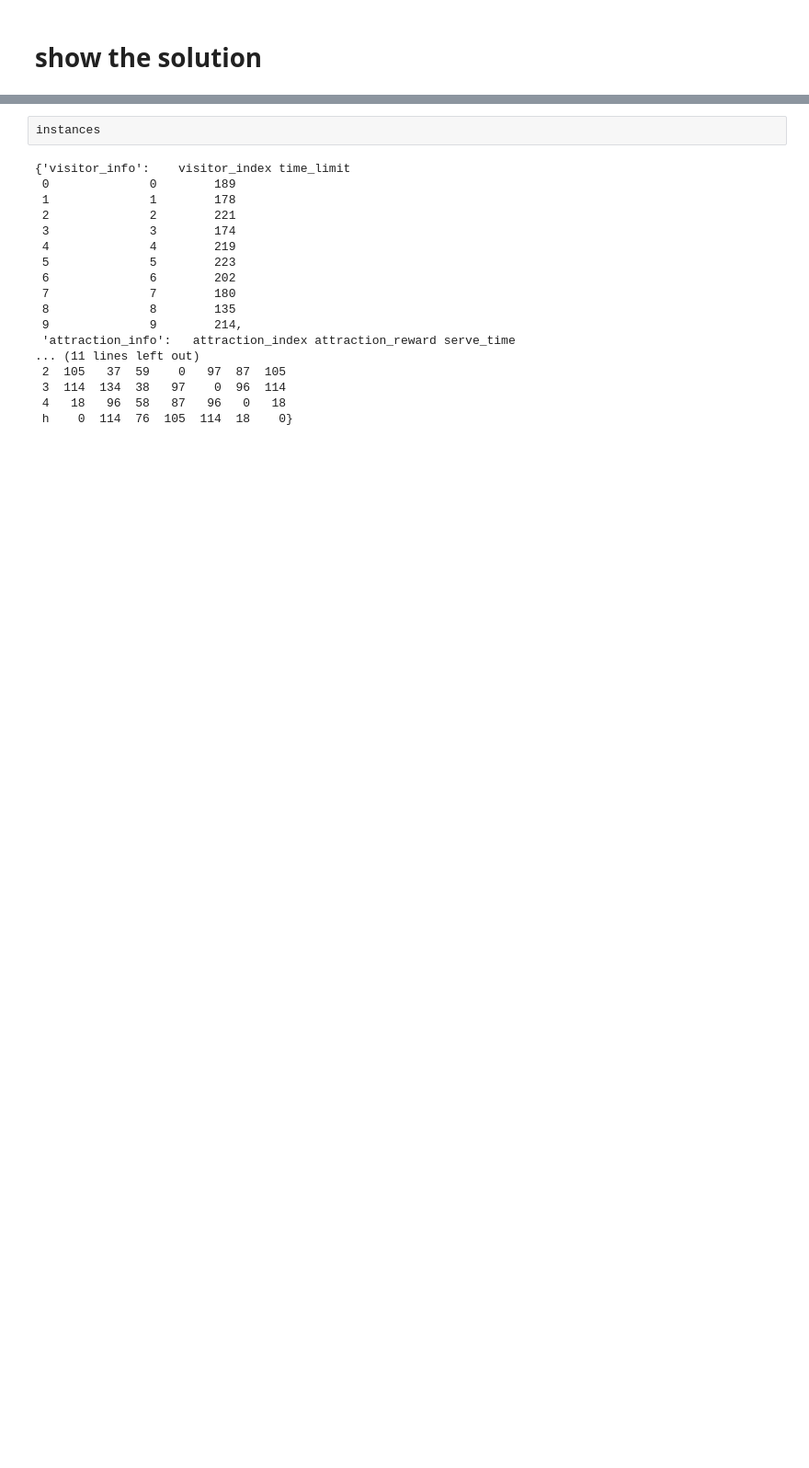
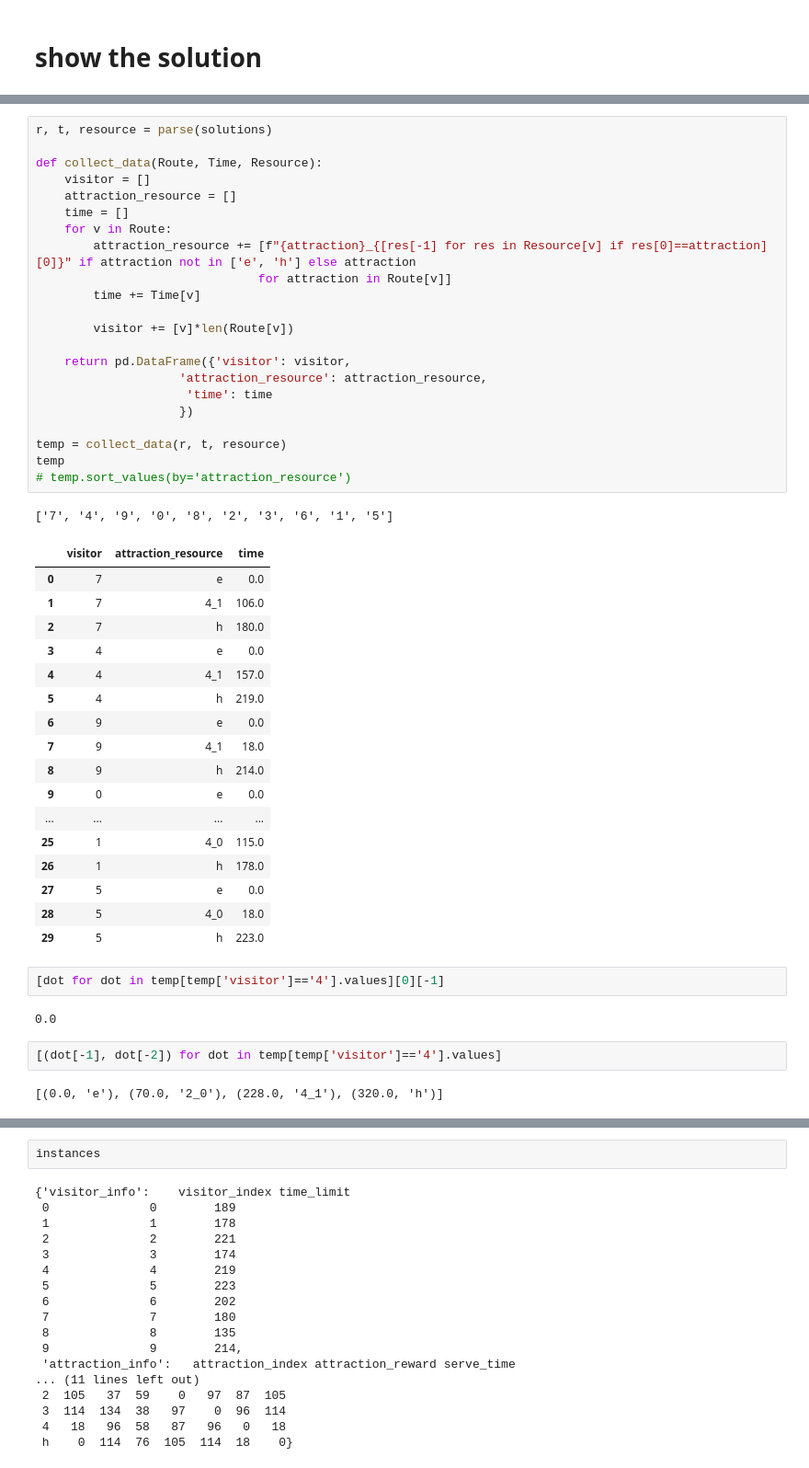
Before and after one commit to 367379425/MAOPCC, a Jupyter notebook: code/codelab/gurobi_MAOPCC.ipynb, the cells around one changed output, grey strips where cells are left out. Shown at 92% size. Drawn from its saved outputs; the diff is of its cells as text; blank space fills up the shorter version.

```diff
--- a/code/codelab/gurobi_MAOPCC.ipynb
+++ b/code/codelab/gurobi_MAOPCC.ipynb
@@ -359,0 +470,49 @@ solutions
+# %%
+r, t, resource = parse(solutions)
+
+def collect_data(Route, Time, Resource):
+    visitor = []
+    attraction_resource = []
+    time = []
+    for v in Route:
+        attraction_resource += [f"{attraction}_{[res[-1] for res in Resource[v] if res[0]==attraction][0]}" if attraction not in ['e', 'h'] else attraction
+                               for attraction in Route[v]]
+        time += Time[v]
+
+        visitor += [v]*len(Route[v])
+
+    return pd.DataFrame({'visitor': visitor,
+                    'attraction_resource': attraction_resource,
+                     'time': time
+                    })
+
+temp = collect_data(r, t, resource)
+temp
+# temp.sort_values(by='attraction_resource')
+# %% [output]
+['7', '4', '9', '0', '8', '2', '3', '6', '1', '5']
+|  | visitor | attraction_resource | time |
+| 0 | 7 | e | 0.0 |
+| 1 | 7 | 4_1 | 106.0 |
+| 2 | 7 | h | 180.0 |
+| 3 | 4 | e | 0.0 |
+| 4 | 4 | 4_1 | 157.0 |
+| 5 | 4 | h | 219.0 |
+| 6 | 9 | e | 0.0 |
+| 7 | 9 | 4_1 | 18.0 |
+| 8 | 9 | h | 214.0 |
+| 9 | 0 | e | 0.0 |
+| ... | ... | ... | ... |
+| 25 | 1 | 4_0 | 115.0 |
+| 26 | 1 | h | 178.0 |
+| 27 | 5 | e | 0.0 |
+| 28 | 5 | 4_0 | 18.0 |
+| 29 | 5 | h | 223.0 |
+# %%
+[dot for dot in temp[temp['visitor']=='4'].values][0][-1]
+# %% [output]
+0.0
+# %%
+[(dot[-1], dot[-2]) for dot in temp[temp['visitor']=='4'].values]
+# %% [output]
+[(0.0, 'e'), (70.0, '2_0'), (228.0, '4_1'), (320.0, 'h')]
```
Also changed, not shown: parts of 27 cells of this notebook.
